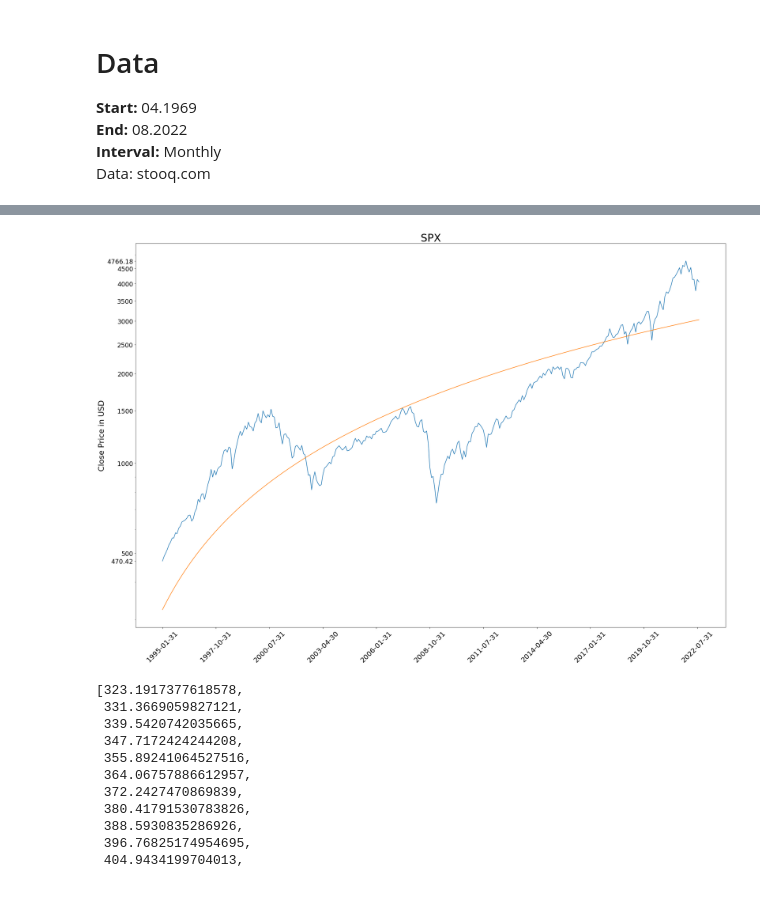
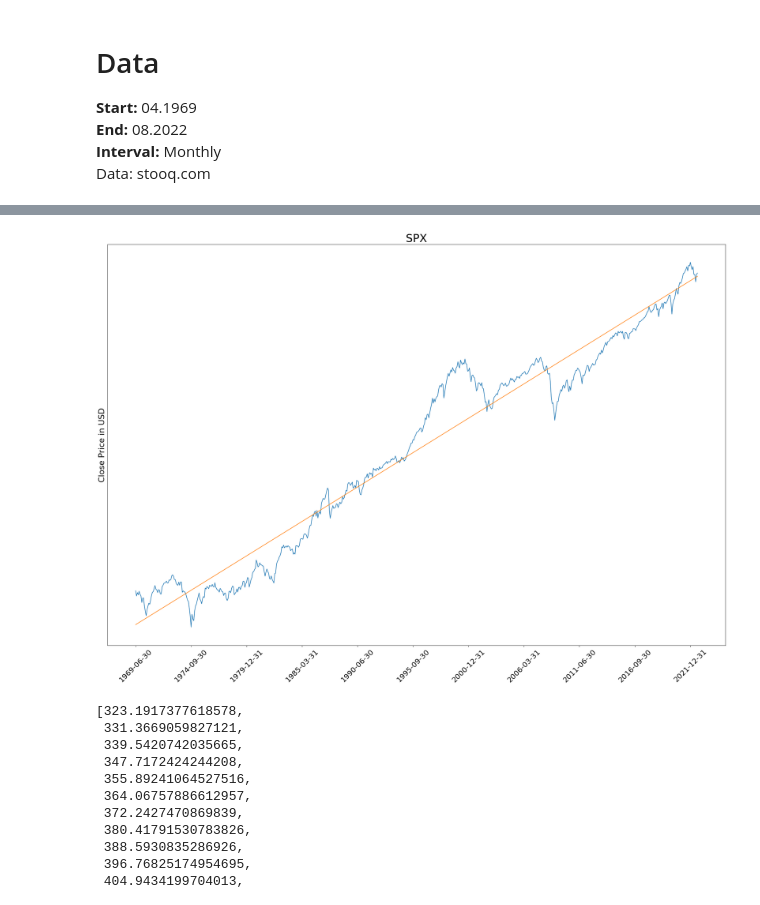
Before and after one commit to a1eaiactaest/notebooks, a Jupyter notebook: regression.ipynb, the cells around one changed output, grey strips where cells are left out. Drawn from its saved outputs; the diff is of its cells as text; code cells hidden in the pictures.

```diff
--- a/regression.ipynb
+++ b/regression.ipynb
@@ -19,7 +19,7 @@ Populating the interactive namespace from numpy and matplotlib
 **Interval:** Monthly
 Data: stooq.com
 # %%
-csv = pd.read_csv('data/spx_m_27y.csv')
+csv = pd.read_csv('data/spx_m_50y.csv')
 df = csv
 df
 # %% [output]
@@ -44,12 +44,12 @@ len(csv)
 # common/lib.py:least_squares(X: List[Union[int,float]], Y: List[Union[int, float]]) -> Tuple[list, float, float]
 from common import least_squares
 # %%
-Y = df['Close']
+Y = np.log(df['Close'])*100
 X = range(df.shape[0])
-slope, _, _ = least_squares(X, Y)
+est, slope, y_intercept = least_squares(X, Y)
 # %%
-low = min(df['Close'])
-high = max(df['Close'])
+low = min(Y)*10
+high = max(Y)*10
 # %%
 fixed_ticks = [low]
 next_round = math.ceil(low/100)*100
@@ -63,21 +73,22 @@ fixed_ticks
 DATES_INTERVAL = df.shape[0]//10
 # %%
 fig, ax = plt.subplots(figsize=(30,20))
-plt.plot(range(df.shape[0]), df['Close'], range(df.shape[0]), slope)
+plt.plot(range(df.shape[0]), Y)
+plt.plot(range(df.shape[0]), est)
 
-plt.yscale('log')
+plt.yscale('linear')
 ax.yaxis.set_major_formatter(ticker.FuncFormatter(lambda y, _: '{:g}'.format(y)))
 ax.yaxis.set_major_locator(ticker.FixedLocator(fixed_ticks))
 
 
 plt.xticks(range(0, df.shape[0], DATES_INTERVAL), df['Date'].loc[::DATES_INTERVAL], rotation=45, fontsize=20)
 plt.yticks(fontsize=18)
 
 plt.title('SPX', fontsize=30)
 plt.ylabel('Close Price in USD', fontsize=22)
 plt.show()
 # %% [output]
-[figure, old version]
+[figure, new version]
 # %%
 Y = df['Close']
 X = range(df.shape[0])
```
Also changed, not shown: parts of 3 cells of this notebook, 1 other file.
